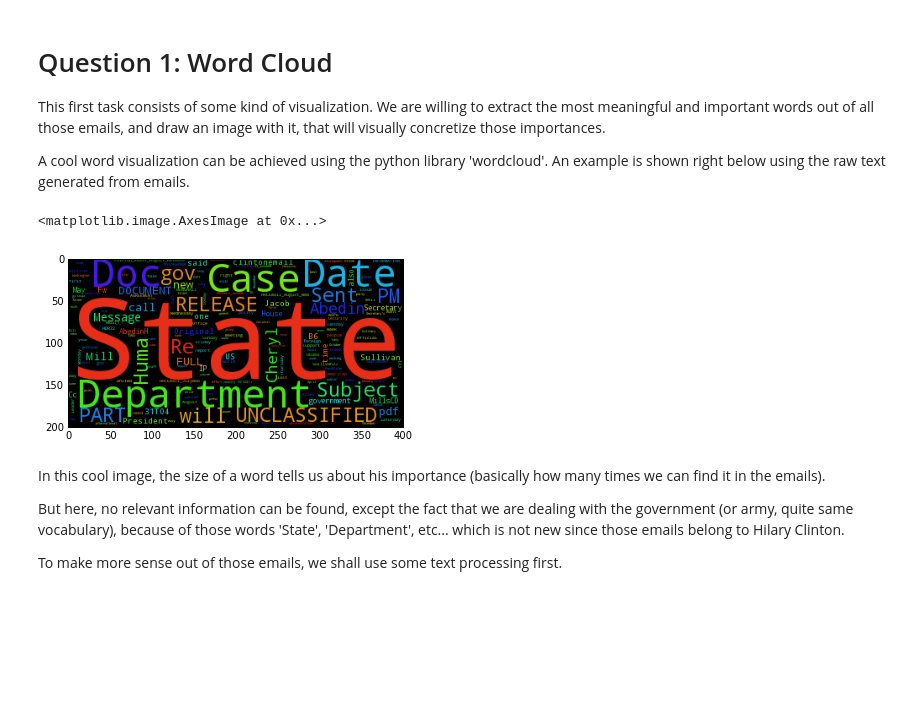
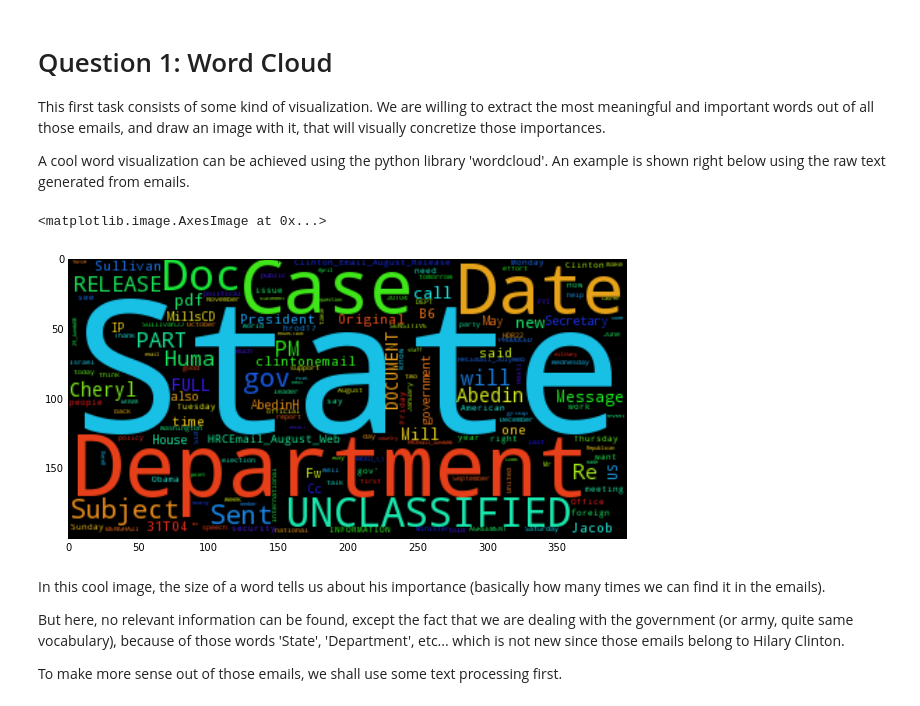
Before and after one commit to fearnleymartin/ada-epfl, a Jupyter notebook: 05 - Taming Text/Taming Text.ipynb, the cells around one changed output. Drawn from its saved outputs; the diff is of its cells as text; code cells hidden in the pictures; blank space fills up the shorter version.

```diff
--- a/05 - Taming Text/Taming Text.ipynb
+++ b/05 - Taming Text/Taming Text.ipynb
@@ -28,10 +29,11 @@ This first task consists of some kind of visualization. We are willing to extrac
 A cool word visualization can be achieved using the python library 'wordcloud'. An example is shown right below using the raw text generated from emails.
 # %%
 raw_word_cloud = WordCloud ().generate (raw_text)
+plt.figure(figsize=(10,10))
 plt.imshow (raw_word_cloud)
 # %% [output]
 <matplotlib.image.AxesImage at 0x...>
-[figure, old version]
+[figure, new version]
 # %% [markdown]
 In this cool image, the size of a word tells us about his importance (basically how many times we can find it in the emails).
 
```
Also changed, not shown: parts of 28 cells of this notebook.
